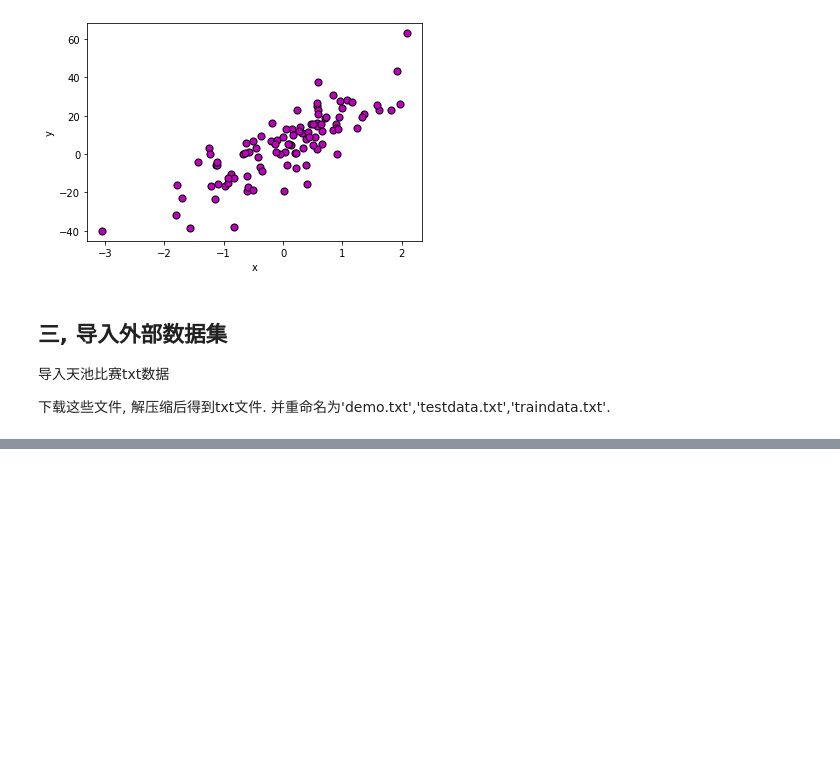
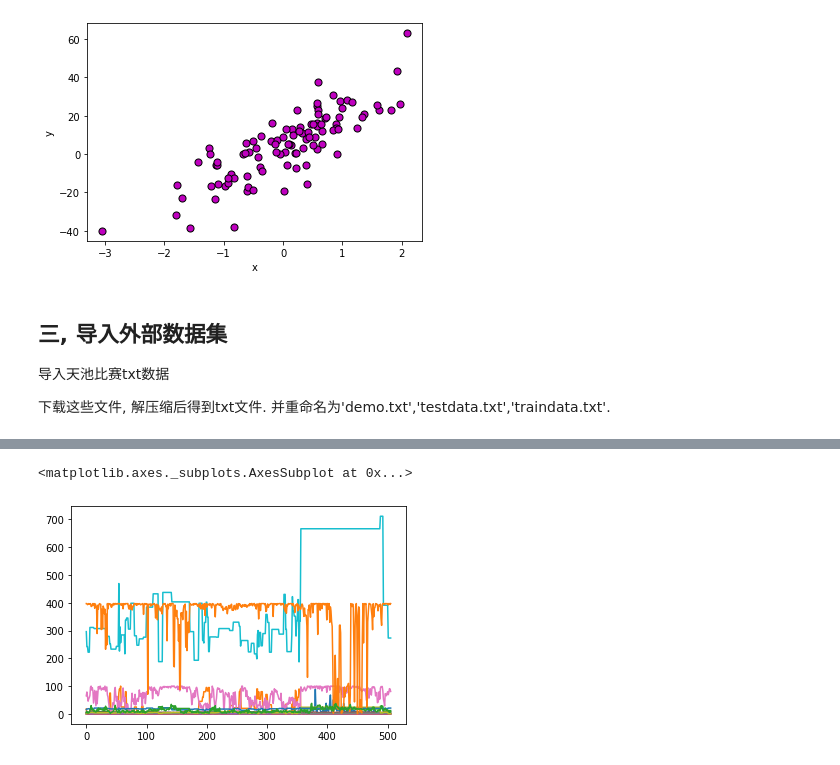
Before and after one commit to jinyingtld/python, a Jupyter notebook: sklearn一般流程.ipynb, the cells around one changed output, grey strips where cells are left out. Saved outputs shown, nothing was run; the diff lists cells and outputs as text; code cells hidden in the pictures; blank space fills up the shorter version.

```diff
--- a/sklearn一般流程.ipynb
+++ b/sklearn一般流程.ipynb
@@ -508,0 +529,20 @@ dftrain.head().T[[0]]
+# %%
+import numpy as np
+import pandas as pd
+%matplotlib inline
+from sklearn import datasets
+from sklearn import preprocessing
+
+# boston = datasets.load_boston()
+# df = pd.DataFrame(data=boston.data,columns=list(boston.feature_names))
+# df.plot(legend=False)
+data_url = "http://lib.stat.cmu.edu/datasets/boston"
+raw_df = pd.read_csv(data_url,sep="\s+",skiprows=22,header=None)
+data = np.hstack([raw_df.values[::2,:],raw_df.values[1::2,:2]])
+target = raw_df.values[1::2,2]
+# %%
+df = pd.DataFrame(data=data)
+df.plot(legend=False)
+# %% [output]
+<matplotlib.axes._subplots.AxesSubplot at 0x...>
+[figure, added]
```
Also changed, not shown: parts of 24 cells of this notebook.
